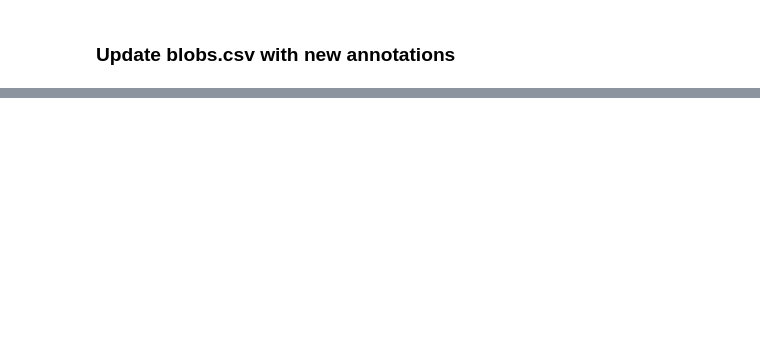
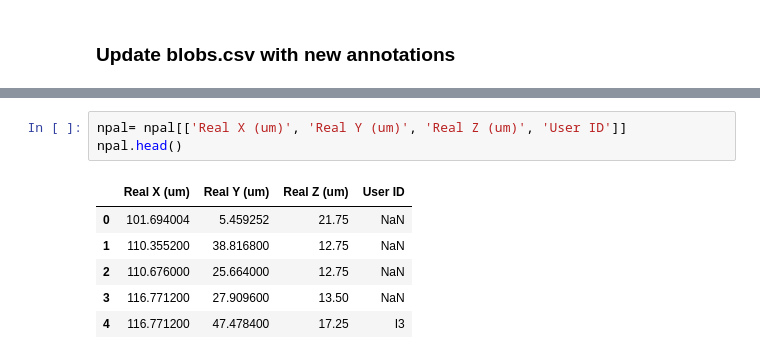
Before and after one commit to focolab/NP-image-eval, a Jupyter notebook: process_data.ipynb, the cells around one changed output, grey strips where cells are left out. Drawn from its saved outputs; the diff is of its cells as text; blank space fills up the shorter version.

```diff
--- a/process_data.ipynb
+++ b/process_data.ipynb
@@ -161,0 +421,10 @@ for folder in os.listdir('data/Manual_annotate'):
+# %%
+npal= npal[['Real X (um)', 'Real Y (um)', 'Real Z (um)', 'User ID']]
+npal.head()
+# %% [output]
+|  | Real X (um) | Real Y (um) | Real Z (um) | User ID |
+| 0 | 101.694004 | 5.459252 | 21.75 | NaN |
+| 1 | 110.355200 | 38.816800 | 12.75 | NaN |
+| 2 | 110.676000 | 25.664000 | 12.75 | NaN |
+| 3 | 116.771200 | 27.909600 | 13.50 | NaN |
+| 4 | 116.771200 | 47.478400 | 17.25 | I3 |
```
Also changed, not shown: parts of 27 cells of this notebook, 8 other files.
